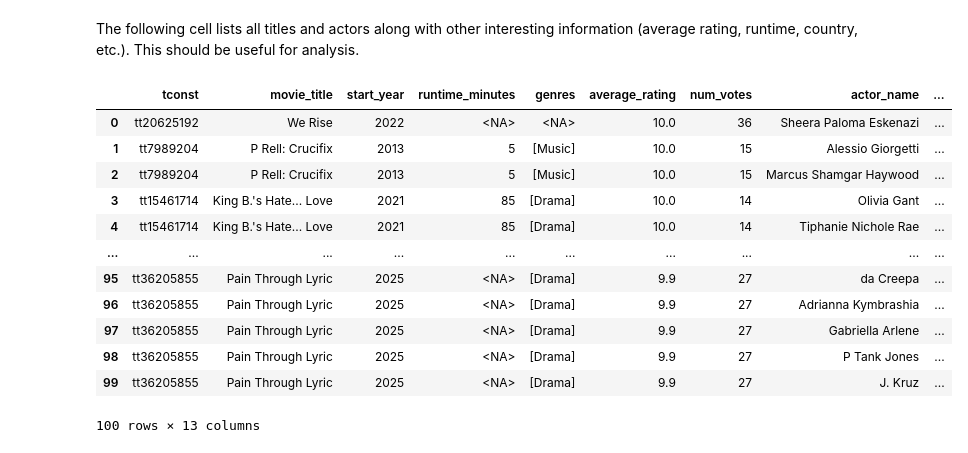
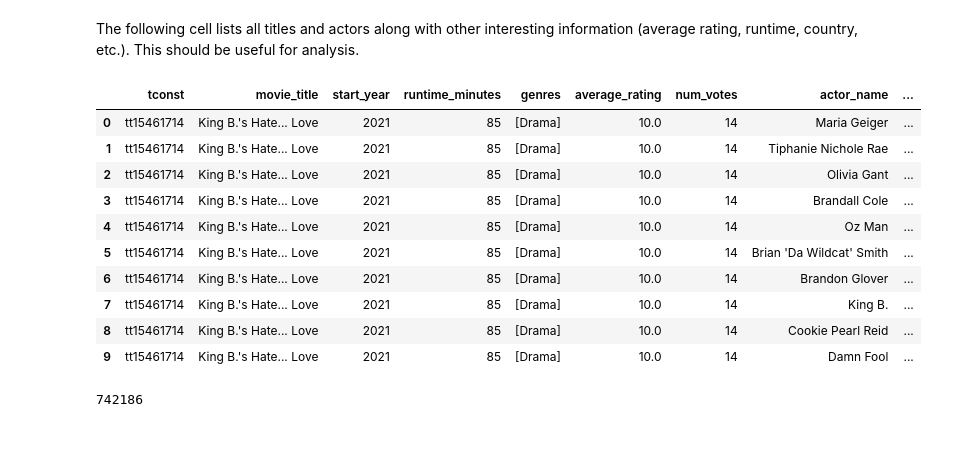
Before and after one commit to mrpae/imdb_network, a Jupyter notebook: analysis.ipynb, the cells around one changed output. Drawn from its saved outputs; the diff is of its cells as text; code cells hidden in the pictures.

```diff
--- a/analysis.ipynb
+++ b/analysis.ipynb
@@ -57,44 +74,48 @@ df = conn.execute("""
         tb.primary_title AS movie_title,
         tb.start_year,
         tb.runtime_minutes,
         tb.genres,
         tr.average_rating,
         tr.num_votes,
         nb.primary_name AS actor_name,
         nb.birth_year,
         nb.primary_profession,
         tp.category,
         tp.characters,
         ta.region
     FROM title_basics tb
     JOIN title_ratings tr
         ON tb.tconst = tr.tconst
     JOIN title_principals tp
         ON tb.tconst = tp.tconst
     JOIN name_basics nb
         ON tp.nconst = nb.nconst
     JOIN title_akas ta
         ON tb.tconst = ta.title_id
     WHERE tb.title_type = 'movie'
         AND tb.start_year >= 2010
         AND ta.region = 'US'
         AND tp.category IN ('actor', 'actress')
+        AND tb.genres IS NOT NULL AND array_length(genres) > 0
+        AND tb.runtime_minutes IS NOT NULL AND tb.runtime_minutes > 15
     ORDER BY tr.average_rating DESC, tr.num_votes DESC
-    LIMIT 100
 """).df()
 
-display(df)
+display(df.head(10))
 # %% [output]
 |  | tconst | movie_title | start_year | runtime_minutes | genres | average_rating | num_votes | actor_name | ... |
-| 0 | tt20625192 | We Rise | 2022 | <NA> | <NA> | 10.0 | 36 | Sheera Paloma Eskenazi | ... |
-| 1 | tt7989204 | P Rell: Crucifix | 2013 | 5 | [Music] | 10.0 | 15 | Alessio Giorgetti | ... |
-| 2 | tt7989204 | P Rell: Crucifix | 2013 | 5 | [Music] | 10.0 | 15 | Marcus Shamgar Haywood | ... |
-| 3 | tt15461714 | King B.'s Hate... Love | 2021 | 85 | [Drama] | 10.0 | 14 | Olivia Gant | ... |
-| 4 | tt15461714 | King B.'s Hate... Love | 2021 | 85 | [Drama] | 10.0 | 14 | Tiphanie Nichole Rae | ... |
-| ... | ... | ... | ... | ... | ... | ... | ... | ... | ... |
-| 95 | tt36205855 | Pain Through Lyric | 2025 | <NA> | [Drama] | 9.9 | 27 | da Creepa | ... |
-| 96 | tt36205855 | Pain Through Lyric | 2025 | <NA> | [Drama] | 9.9 | 27 | Adrianna Kymbrashia | ... |
-| 97 | tt36205855 | Pain Through Lyric | 2025 | <NA> | [Drama] | 9.9 | 27 | Gabriella Arlene | ... |
-| 98 | tt36205855 | Pain Through Lyric | 2025 | <NA> | [Drama] | 9.9 | 27 | P Tank Jones | ... |
-| 99 | tt36205855 | Pain Through Lyric | 2025 | <NA> | [Drama] | 9.9 | 27 | J. Kruz | ... |
+| 0 | tt15461714 | King B.'s Hate... Love | 2021 | 85 | [Drama] | 10.0 | 14 | Maria Geiger | ... |
+| 1 | tt15461714 | King B.'s Hate... Love | 2021 | 85 | [Drama] | 10.0 | 14 | Tiphanie Nichole Rae | ... |
+| 2 | tt15461714 | King B.'s Hate... Love | 2021 | 85 | [Drama] | 10.0 | 14 | Olivia Gant | ... |
+| 3 | tt15461714 | King B.'s Hate... Love | 2021 | 85 | [Drama] | 10.0 | 14 | Brandall Cole | ... |
+| 4 | tt15461714 | King B.'s Hate... Love | 2021 | 85 | [Drama] | 10.0 | 14 | Oz Man | ... |
+| 5 | tt15461714 | King B.'s Hate... Love | 2021 | 85 | [Drama] | 10.0 | 14 | Brian 'Da Wildcat' Smith | ... |
+| 6 | tt15461714 | King B.'s Hate... Love | 2021 | 85 | [Drama] | 10.0 | 14 | Brandon Glover | ... |
+| 7 | tt15461714 | King B.'s Hate... Love | 2021 | 85 | [Drama] | 10.0 | 14 | King B. | ... |
+| 8 | tt15461714 | King B.'s Hate... Love | 2021 | 85 | [Drama] | 10.0 | 14 | Cookie Pearl Reid | ... |
+| 9 | tt15461714 | King B.'s Hate... Love | 2021 | 85 | [Drama] | 10.0 | 14 | Damn Fool | ... |
-100 rows × 13 columns
+# %%
+#!pip install networkx
+len(df)
+# %% [output]
+742186
```
Also changed, not shown: parts of 15 cells of this notebook.
